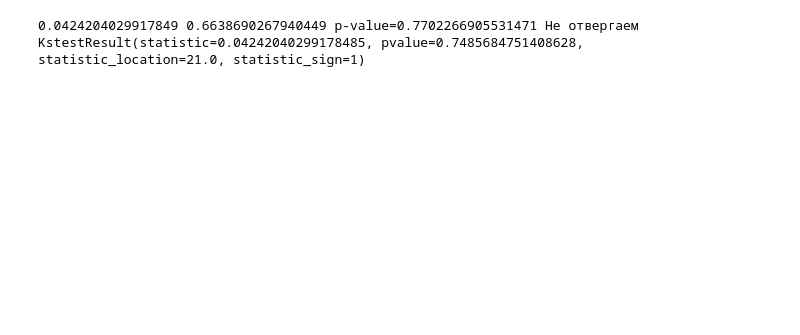
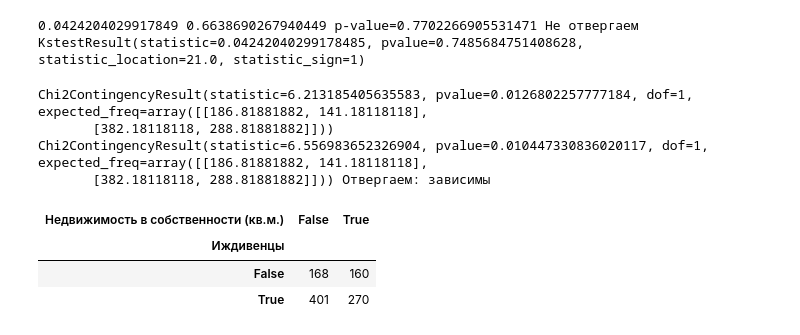
Before and after one commit to Dezzelshipc/CompMath, a Jupyter notebook: sem6-statistics/8.ipynb, the cells around one changed output. Cells and saved outputs as stored; diff of their text form; code cells hidden in the pictures; blank space fills up the shorter version.

```diff
--- a/sem6-statistics/8.ipynb
+++ b/sem6-statistics/8.ipynb
@@ -76,3 +82,19 @@ print(scipy.stats.ks_2samp(X1, X2))
 # %% [output]
 0.0424204029917849 0.6638690267940449 p-value=0.7702266905531471 Не отвергаем
 KstestResult(statistic=0.04242040299178485, pvalue=0.7485684751408628, statistic_location=21.0, statistic_sign=1)
+# %%
+# 5
+cross = pd.crosstab(df['Иждивенцы'] > 0, df['Недвижимость в собственности (кв.м.)'] > 0)
+
+print(chi2_contingency(cross))
+print(chi2_contingency(cross, correction=False), "Отвергаем: зависимы")
+cross
+# %% [output]
+Chi2ContingencyResult(statistic=6.213185405635583, pvalue=0.0126802257777184, dof=1, expected_freq=array([[186.81881882, 141.18118118],
+       [382.18118118, 288.81881882]]))
+Chi2ContingencyResult(statistic=6.556983652326904, pvalue=0.010447330836020117, dof=1, expected_freq=array([[186.81881882, 141.18118118],
+       [382.18118118, 288.81881882]])) Отвергаем: зависимы
+| Недвижимость в собственности (кв.м.) | False | True |
+| Иждивенцы |  |  |
+| False | 168 | 160 |
+| True | 401 | 270 |
```
Also changed, not shown: parts of 8 cells of this notebook, 50 other files.
